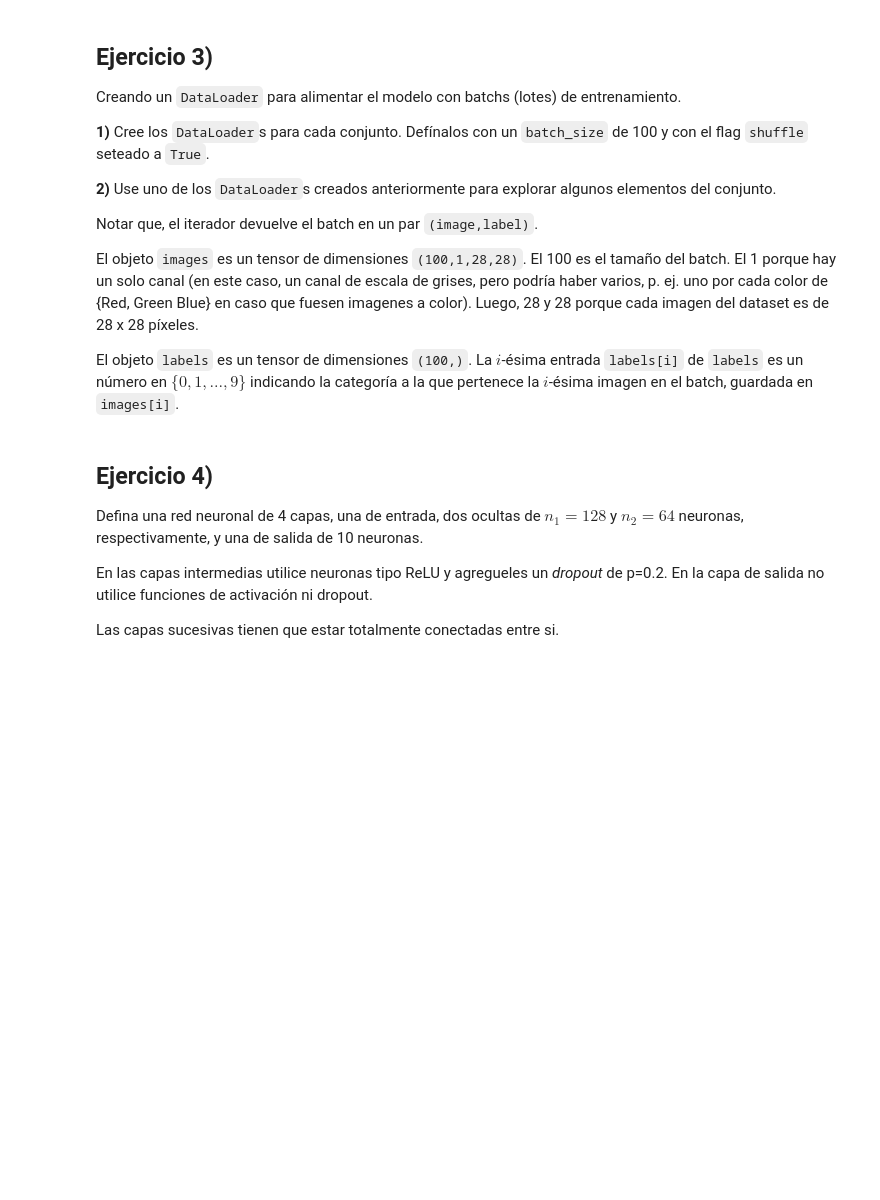
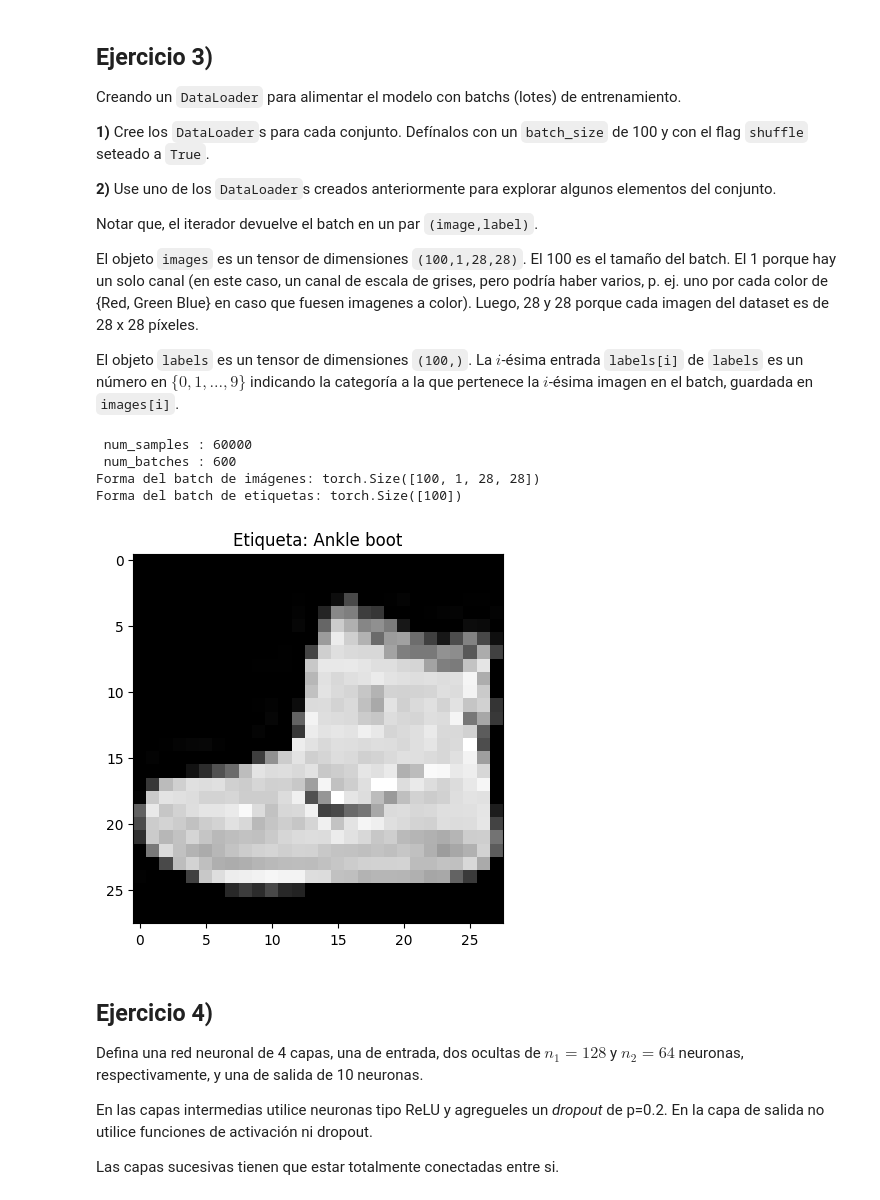
Before and after one commit to Benja2133/Guias-RedesNeuronales, a Jupyter notebook: redes_neuronales_2025_guia_11.ipynb, the cells around one changed output. Saved outputs shown, nothing was run; the diff lists cells and outputs as text; code cells hidden in the pictures; blank space fills up the shorter version.

```diff
--- a/redes_neuronales_2025_guia_11.ipynb
+++ b/redes_neuronales_2025_guia_11.ipynb
@@ -168,6 +192,30 @@ La $i$-ésima entrada `labels[i]` de `labels` es un número en $\{0,1,...,9\}$ i
 # 3.1)
 train_loader = torch.utils.data.DataLoader(train_set, batch_size = 100, shuffle = True)
 valid_loader = torch.utils.data.DataLoader(valid_set, batch_size = 100, shuffle = True)
+# %%
+print(f" num_samples : {len(train_loader.dataset)}")
+print(f" num_batches : {len(train_loader)}")
+dataiter = iter(train_loader)
+#si shuffle esta en false da siempre lo mismo, porque siempre creo el iterador
+# de nuevo. Si no, como shuffle los crea distinto cada vez, da distinto.
+# next(dataiter) # si pongo esto antes, entonces muestro el segundo
+images, labels = next(dataiter)
+print(f"Forma del batch de imágenes: {images.shape}")
+print(f"Forma del batch de etiquetas: {labels.shape}")
+
+#img example
+img = images[0]  # Agregar dimensión de batch
+label = label_dict[labels[0].item()]
+
+plt.imshow(img.squeeze(), cmap='gray')
+plt.title(f"Etiqueta: {label}")
+plt.show()
+# %% [output]
+ num_samples : 60000
+ num_batches : 600
+Forma del batch de imágenes: torch.Size([100, 1, 28, 28])
+Forma del batch de etiquetas: torch.Size([100])
+[figure, added]
 # %% [markdown]
 ## Ejercicio 4)
 
```
Also changed, not shown: parts of 4 cells of this notebook.
